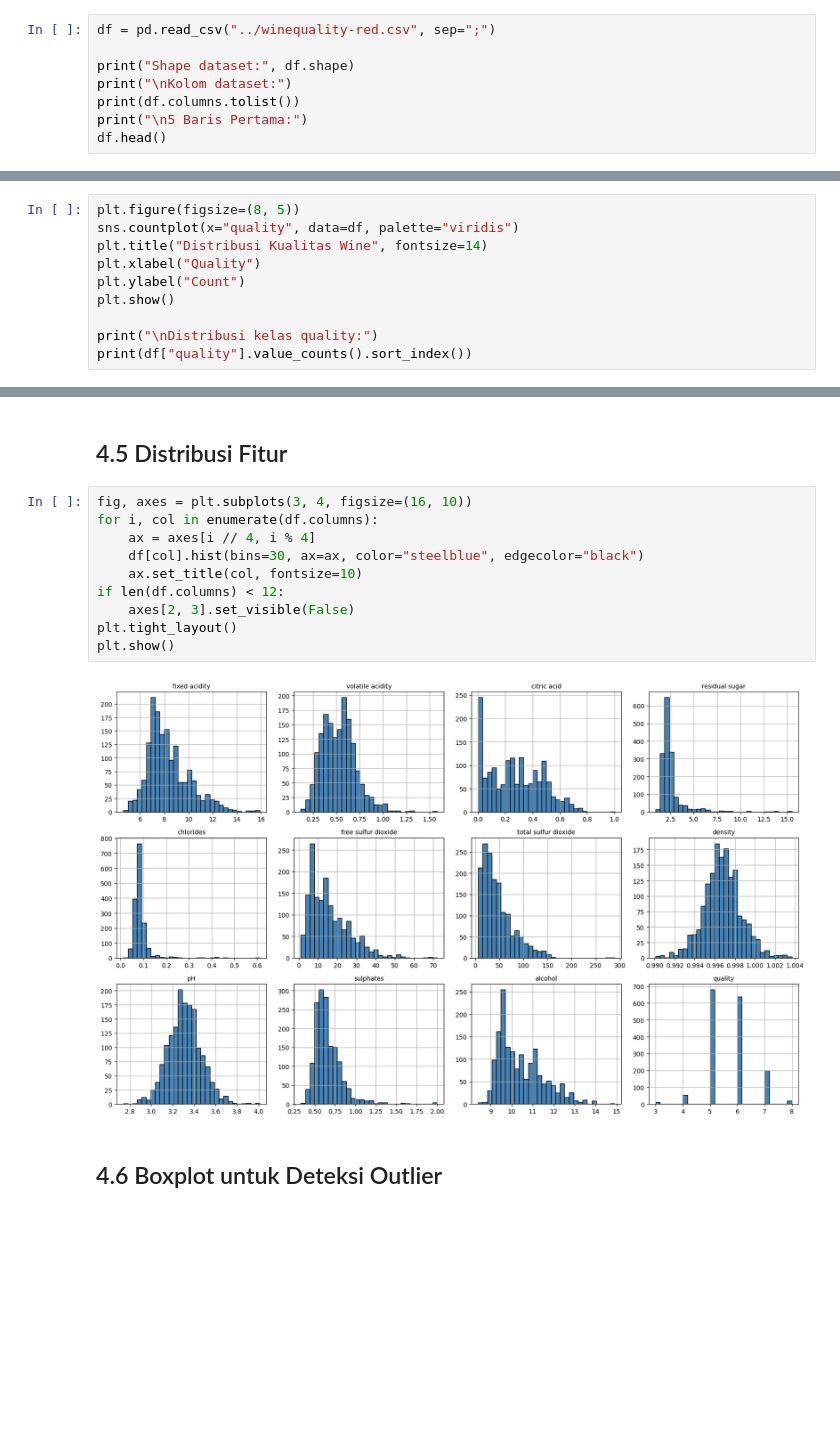
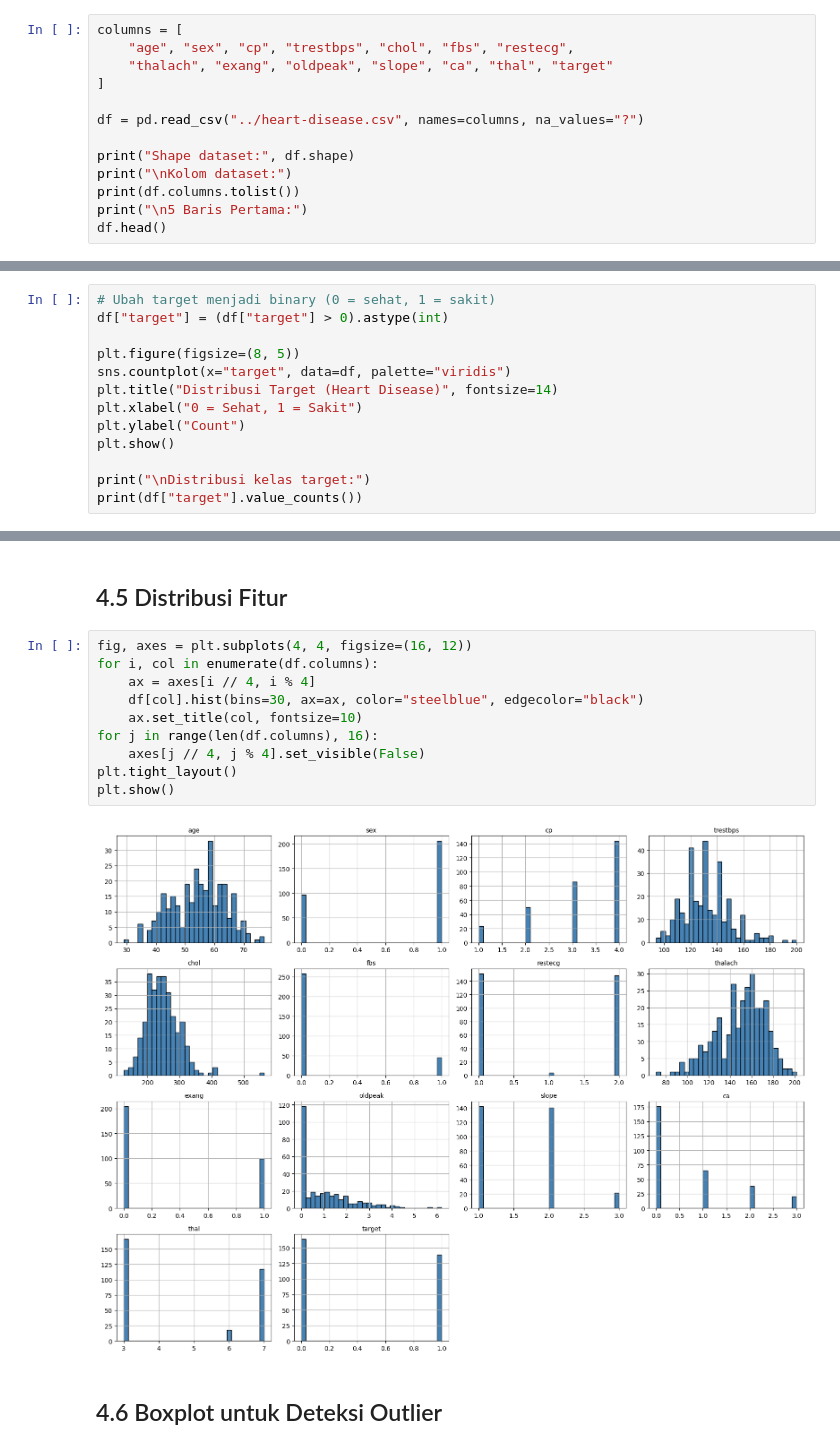
Before and after one commit to LiuYaksha/Eksperimen_SML_Elang-Permadi-Lau, a Jupyter notebook: preprocessing/Eksperimen_Elang-Permadi-Lau.ipynb, the cells around one changed output, grey strips where cells are left out. Saved outputs shown, nothing was run; the diff lists cells and outputs as text; blank space fills up the shorter version.

Commit message:
feat: replace Wine Quality with Heart Disease dataset

```diff
--- a/preprocessing/Eksperimen_Elang-Permadi-Lau.ipynb
+++ b/preprocessing/Eksperimen_Elang-Permadi-Lau.ipynb
@@ -32,5 +39,10 @@ Memuat dataset Wine Quality (Red) dari file CSV. Dataset ini menggunakan separat
 # %%
-df = pd.read_csv("../winequality-red.csv", sep=";")
+columns = [
+    "age", "sex", "cp", "trestbps", "chol", "fbs", "restecg",
+    "thalach", "exang", "oldpeak", "slope", "ca", "thal", "target"
+]
+
+df = pd.read_csv("../heart-disease.csv", names=columns, na_values="?")
 
 print("Shape dataset:", df.shape)
 print("\nKolom dataset:")
@@ -104,11 +120,14 @@ df.describe().round(2)
 # %%
+# Ubah target menjadi binary (0 = sehat, 1 = sakit)
+df["target"] = (df["target"] > 0).astype(int)
+
 plt.figure(figsize=(8, 5))
-sns.countplot(x="quality", data=df, palette="viridis")
-plt.title("Distribusi Kualitas Wine", fontsize=14)
-plt.xlabel("Quality")
+sns.countplot(x="target", data=df, palette="viridis")
+plt.title("Distribusi Target (Heart Disease)", fontsize=14)
+plt.xlabel("0 = Sehat, 1 = Sakit")
 plt.ylabel("Count")
 plt.show()
 
-print("\nDistribusi kelas quality:")
-print(df["quality"].value_counts().sort_index())
+print("\nDistribusi kelas target:")
+print(df["target"].value_counts())
 # %% [output]
@@ -135,17 +150,17 @@ plt.show()
 # %% [markdown]
 ## 4.5 Distribusi Fitur
 # %%
-fig, axes = plt.subplots(3, 4, figsize=(16, 10))
+fig, axes = plt.subplots(4, 4, figsize=(16, 12))
 for i, col in enumerate(df.columns):
     ax = axes[i // 4, i % 4]
     df[col].hist(bins=30, ax=ax, color="steelblue", edgecolor="black")
     ax.set_title(col, fontsize=10)
-if len(df.columns) < 12:
-    axes[2, 3].set_visible(False)
+for j in range(len(df.columns), 16):
+    axes[j // 4, j % 4].set_visible(False)
 plt.tight_layout()
 plt.show()
 # %% [output]
-[figure, old version]
+[figure, new version]
 # %% [markdown]
 ## 4.6 Boxplot untuk Deteksi Outlier
 # %%
```
Also changed, not shown: parts of 20 cells of this notebook, 6 other files.
